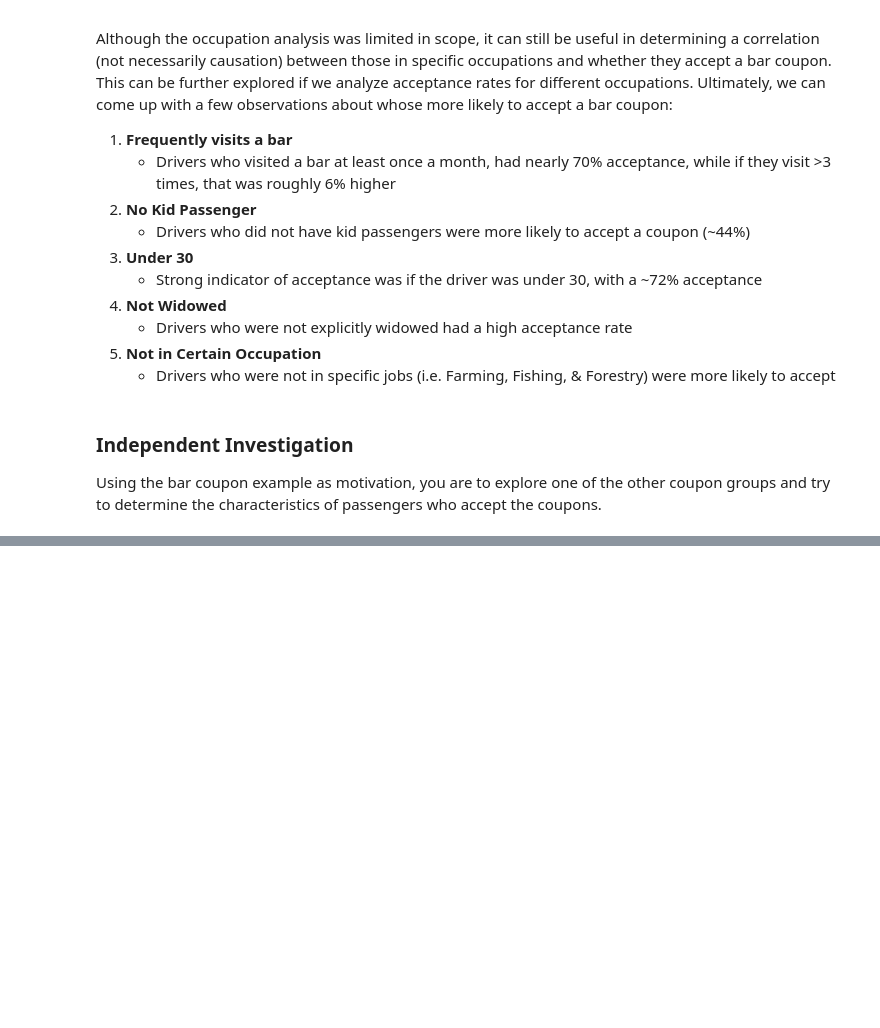
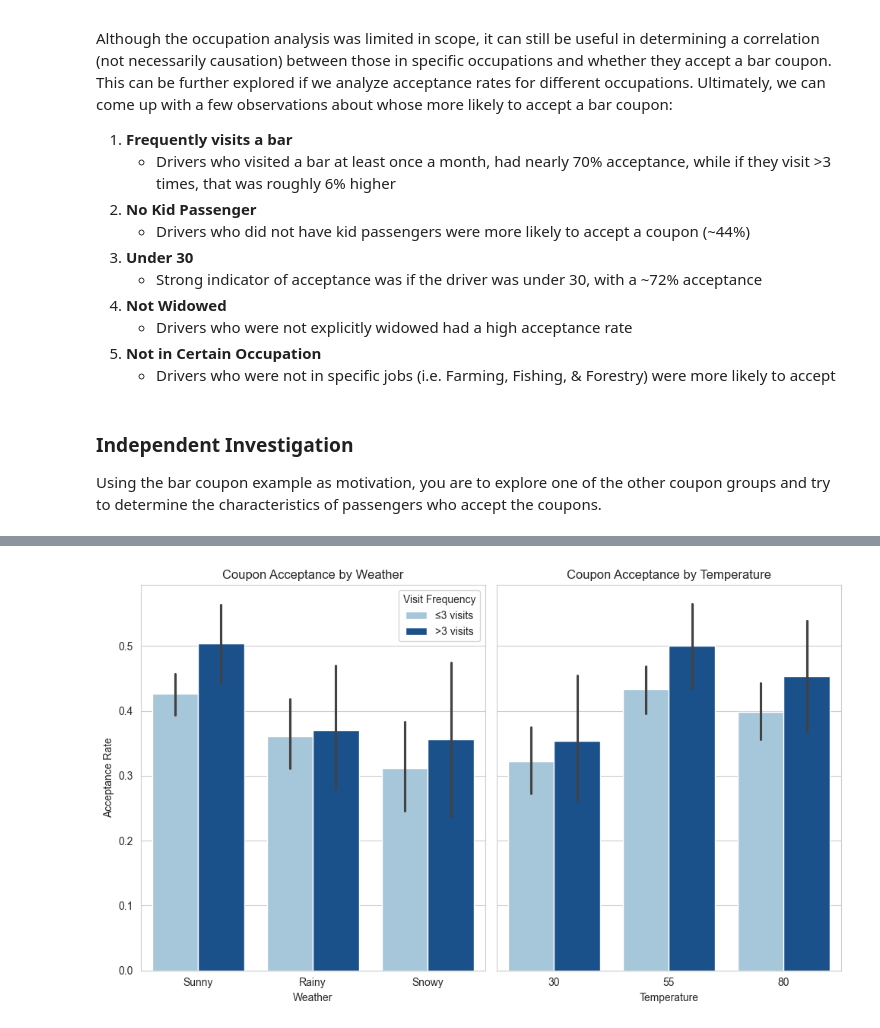
Before and after one commit to thechiangsta/UCB-Module-5-Assignment, a Jupyter notebook: coupon_analysis.ipynb, the cells around one changed output, grey strips where cells are left out. Saved outputs shown, nothing was run; the diff lists cells and outputs as text; code cells hidden in the pictures; blank space fills up the shorter version.

```diff
--- a/coupon_analysis.ipynb
+++ b/coupon_analysis.ipynb
@@ -487,0 +637,11 @@ Using the bar coupon example as motivation, you are to explore one of the other
+# %%
+bar_df['visit_group'] = np.where(
+    bar_df['CoffeeHouse'].isin(['4~8', 'gt8']),
+    '>3 visits',
+    '≤3 visits'
+)
+weather = bar_df.groupby(['weather', 'visit_group'])['Y'].mean()
+temp = bar_df.groupby(['temperature', 'visit_group'])['Y'].mean()
+print(weather)
+print('=' * 30)
+print(temp)
@@ -487,0 +666,25 @@ Using the bar coupon example as motivation, you are to explore one of the other
+# %%
+palette = {
+    '≤3 visits': '#9ecae1',
+    '>3 visits': '#08519c'
+}
+fig, ax = plt.subplots(1, 2, figsize=(10, 6), sharey=True)
+# Create first bar plot for weather
+sns.barplot(x='weather', y='Y', hue='visit_group', data=bar_df, ax=ax[0], palette=palette)
+ax[0].set_title('Coupon Acceptance by Weather')
+ax[0].set_ylabel('Acceptance Rate')
+ax[0].set_xlabel('Weather')
+# Create second bar plot for temperature
+sns.barplot(x='temperature', y='Y', hue='visit_group', data=bar_df, ax=ax[1], palette=palette)
+ax[1].set_title('Coupon Acceptance by Temperature')
+ax[1].set_ylabel('')
+ax[1].set_xlabel('Temperature')
+
+# Remove legend from the second plot
+ax[1].legend_.remove()
+ax[0].legend(title='Visit Frequency')
+
+plt.tight_layout()
+plt.show()
+# %% [output]
+[figure, added]
```
Also changed, not shown: parts of 24 cells of this notebook.
